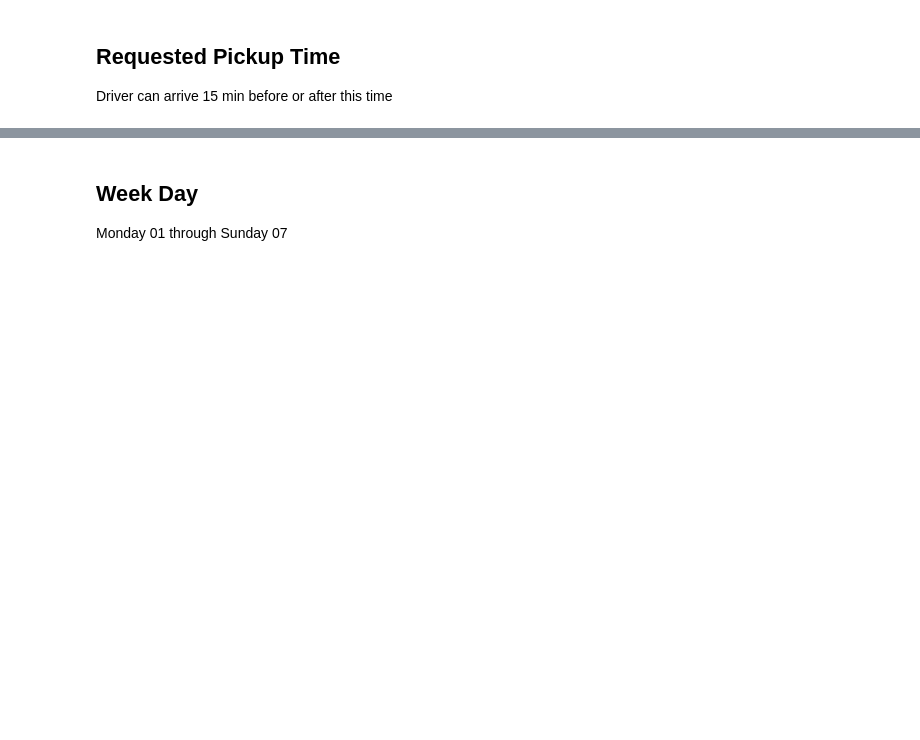
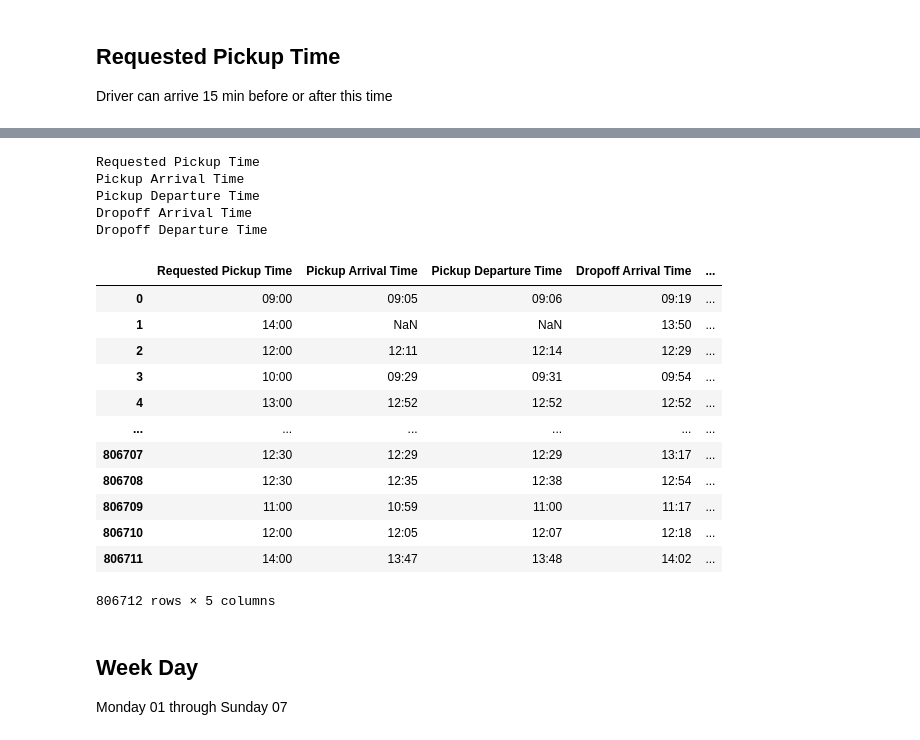
Before and after one commit to DavidAndres6870/HEAD-Competition, a Jupyter notebook: Second Clean.ipynb, the cells around one changed output, grey strips where cells are left out. Saved outputs shown, nothing was run; the diff lists cells and outputs as text; code cells hidden in the pictures; blank space fills up the shorter version.

```diff
--- a/Second Clean.ipynb
+++ b/Second Clean.ipynb
@@ -92,3 +181,33 @@ Driver can arrive 15 min before or after this time
+# %%
+for field in time_array:
+    print(field)
+    # Convert the 'time' column to datetime format
+    df[field] = pd.to_datetime(df[field],errors='coerce', format='%H:%M:%S:%f')
+
+    # Format the datetime objects into strings with the desired format
+    df[field] = df[field].dt.strftime('%H:%M')
+# %% [output]
+Requested Pickup Time
+Pickup Arrival Time
+Pickup Departure Time
+Dropoff Arrival Time
+Dropoff Departure Time
+# %%
+df[time_array]
+# %% [output]
+|  | Requested Pickup Time | Pickup Arrival Time | Pickup Departure Time | Dropoff Arrival Time | ... |
+| 0 | 09:00 | 09:05 | 09:06 | 09:19 | ... |
+| 1 | 14:00 | NaN | NaN | 13:50 | ... |
+| 2 | 12:00 | 12:11 | 12:14 | 12:29 | ... |
+| 3 | 10:00 | 09:29 | 09:31 | 09:54 | ... |
+| 4 | 13:00 | 12:52 | 12:52 | 12:52 | ... |
+| ... | ... | ... | ... | ... | ... |
+| 806707 | 12:30 | 12:29 | 12:29 | 13:17 | ... |
+| 806708 | 12:30 | 12:35 | 12:38 | 12:54 | ... |
+| 806709 | 11:00 | 10:59 | 11:00 | 11:17 | ... |
+| 806710 | 12:00 | 12:05 | 12:07 | 12:18 | ... |
+| 806711 | 14:00 | 13:47 | 13:48 | 14:02 | ... |
+806712 rows × 5 columns
 # %% [markdown]
 ## Week Day
 Monday 01 through Sunday 07
```
Also changed, not shown: parts of 13 cells of this notebook.
